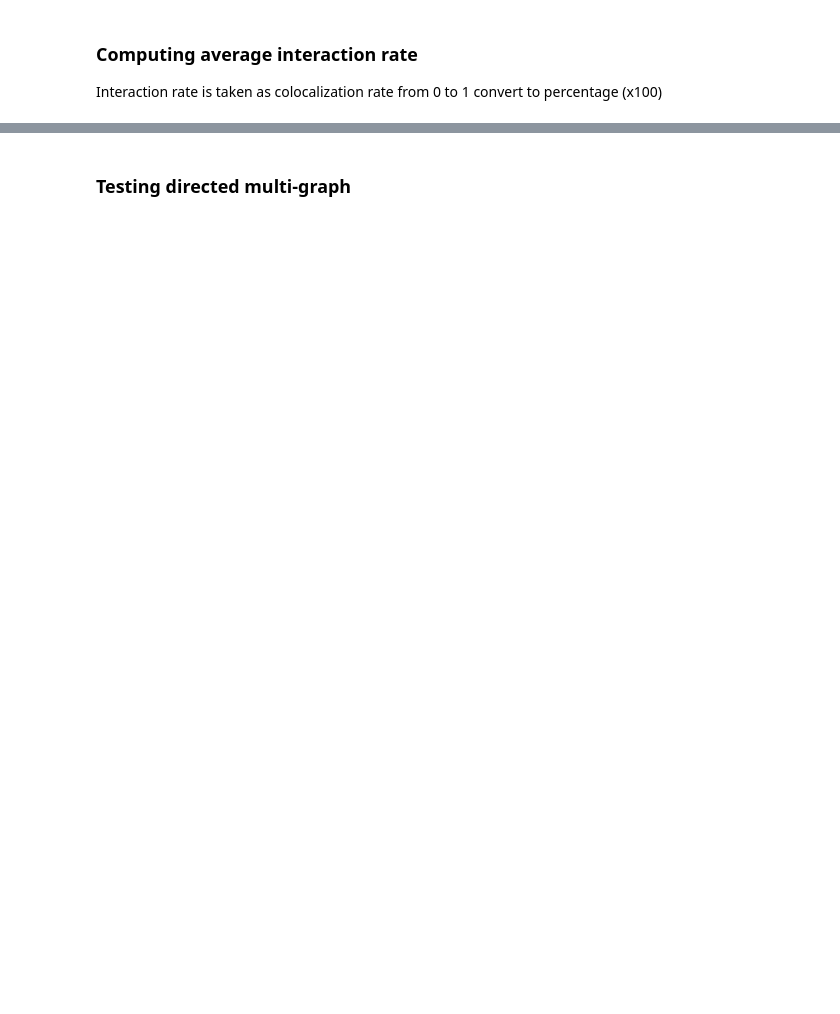
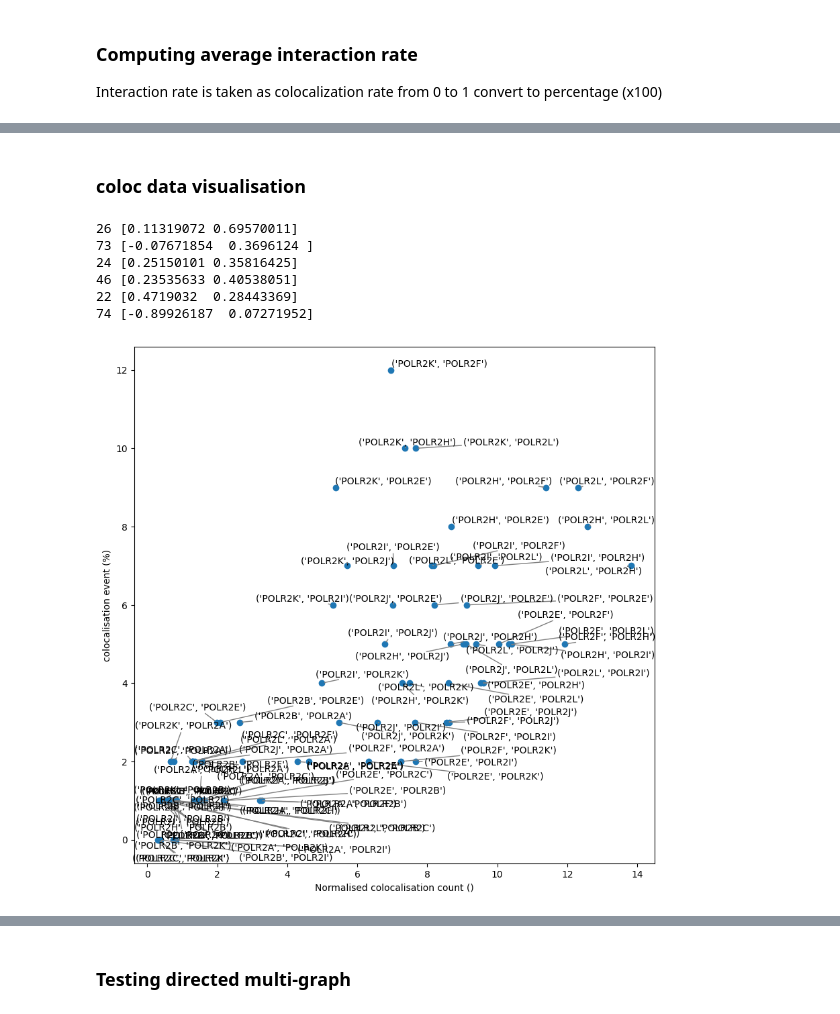
Before and after one commit to 2Echoes/Sequential_Fish, a Jupyter notebook: analysis/testing_notebooks/graphs.ipynb, the cells around one changed output, grey strips where cells are left out. Drawn from its saved outputs; the diff is of its cells as text; code cells hidden in the pictures; blank space fills up the shorter version.

```diff
--- a/analysis/testing_notebooks/graphs.ipynb
+++ b/analysis/testing_notebooks/graphs.ipynb
@@ -226,0 +274,2 @@ interactions.sort_values("RNA1")
+# %% [markdown]
+### coloc data visualisation
@@ -226,0 +279,28 @@ interactions.sort_values("RNA1")
+# %%
+def scatter_plot_coloc_vs_norm_count(df : pd.DataFrame) :
+    plt.figure(figsize=(10,10))
+    labels = list(zip(df['RNA1'],df['RNA2']))
+    color_list = get_colors_list(len(df['RNA1'].unique()))
+
+
+    X = list(df['normalised_colocalisation_count'])
+    Y = list(df['colocalisation'])
+    plt.scatter(X, Y)
+    annotations = zip(X,Y,labels)
+    texts = [plt.text(*annotation) for annotation in annotations]
+    adjust_text(texts, arrowprops=dict(arrowstyle="->", color='gray'))
+
+    plt.xlabel('Normalised colocalisation count ()')
+    plt.ylabel('colocalisation event (%)')
+
+    plt.show()
+# %%
+scatter_plot_coloc_vs_norm_count(global_interactions)
+# %% [output]
+26 [0.11319072 0.69570011]
+73 [-0.07671854  0.3696124 ]
+24 [0.25150101 0.35816425]
+46 [0.23535633 0.40538051]
+22 [0.4719032  0.28443369]
+74 [-0.89926187  0.07271952]
+[figure, added]
```
Also changed, not shown: parts of 19 cells of this notebook, 2 other files.
